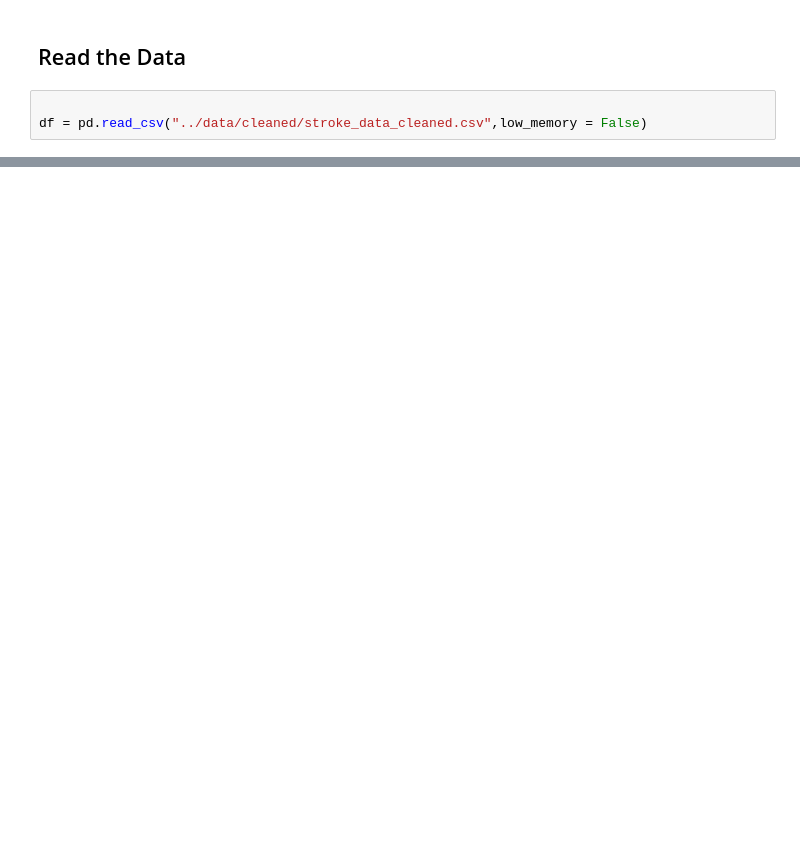
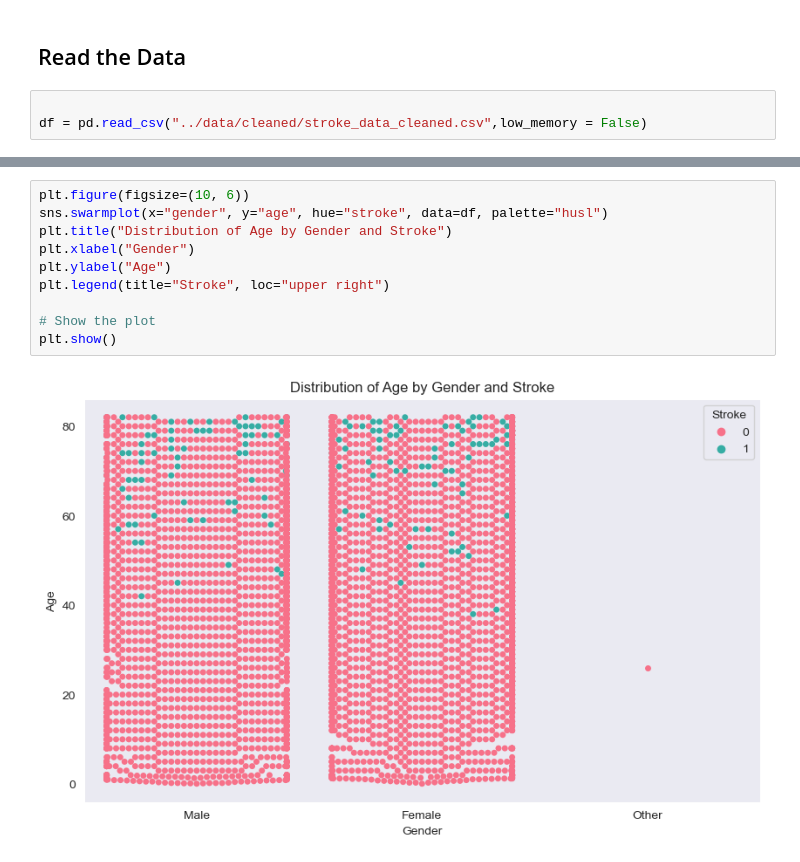
Before and after one commit to ArntheGitHub/Data-Science-In-Healthcare, a Jupyter notebook: notebooks/02_explorative_data_analysis.ipynb, the cells around one changed output, grey strips where cells are left out. Saved outputs shown, nothing was run; the diff lists cells and outputs as text; blank space fills up the shorter version.

```diff
--- a/notebooks/02_explorative_data_analysis.ipynb
+++ b/notebooks/02_explorative_data_analysis.ipynb
@@ -47,0 +107,12 @@ Censoring
+# %%
+plt.figure(figsize=(10, 6))
+sns.swarmplot(x="gender", y="age", hue="stroke", data=df, palette="husl")
+plt.title("Distribution of Age by Gender and Stroke")
+plt.xlabel("Gender")
+plt.ylabel("Age")
+plt.legend(title="Stroke", loc="upper right")
+
+# Show the plot
+plt.show()
+# %% [output]
+[figure, added]
```
Also changed, not shown: parts of 45 cells of this notebook, 1 other file.
